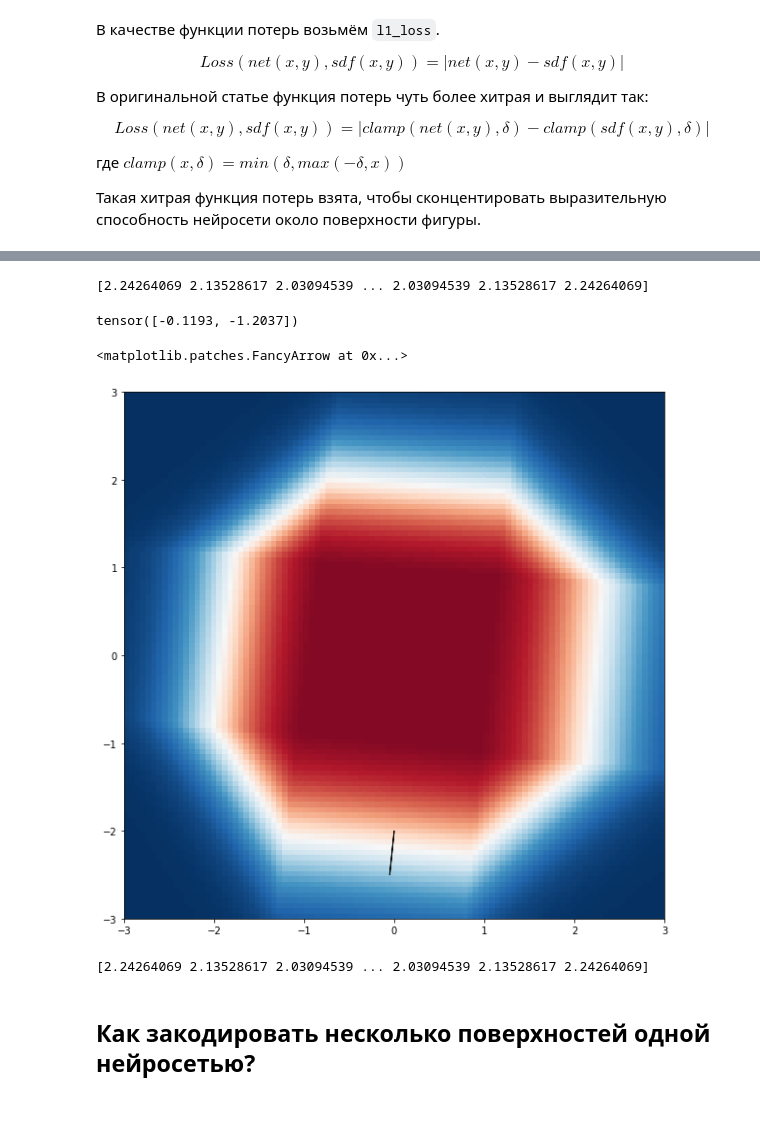
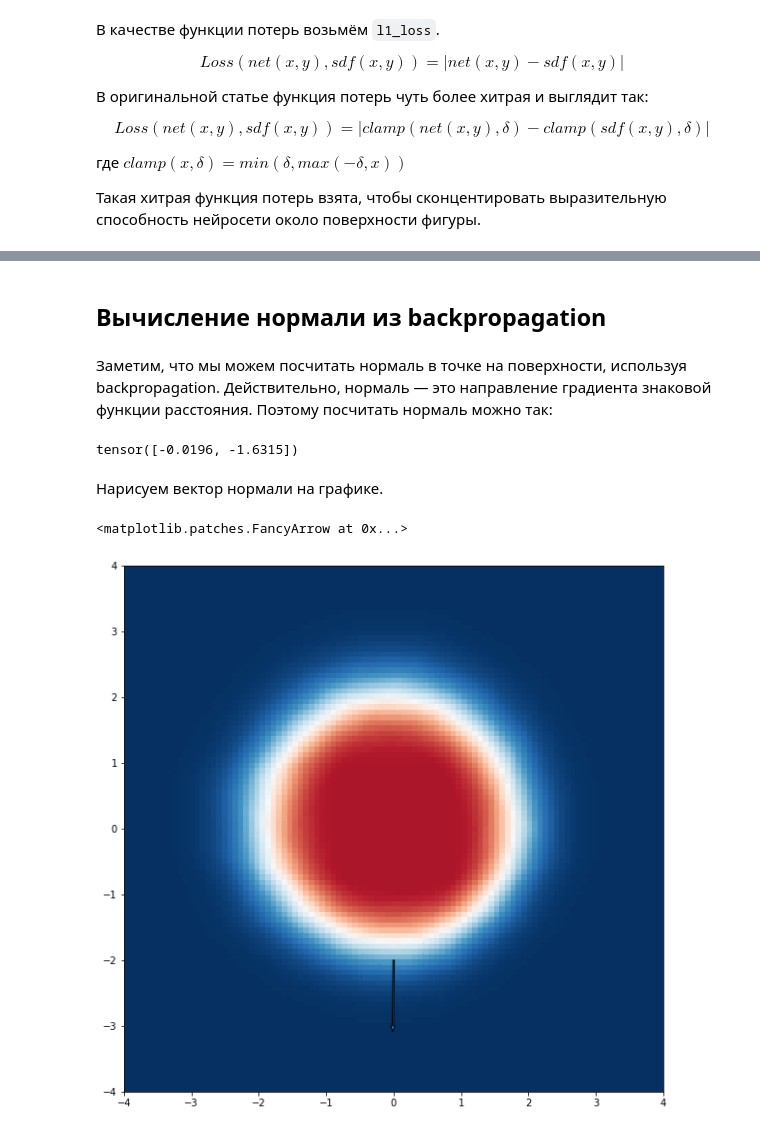
Before and after one commit to Oktosha/DeepSDF-explained, a Jupyter notebook: deepSDF-explained.ipynb, the cells around one changed output, grey strips where cells are left out. Drawn from its saved outputs; the diff is of its cells as text; code cells hidden in the pictures.

```diff
--- a/deepSDF-explained.ipynb
+++ b/deepSDF-explained.ipynb
@@ -92,7 +92,7 @@ class Polygon(Shape):
 # %%
 def plot_sdf(sdf_func):
     # See https://stackoverflow.com/questions/33282368/plotting-a-2d-heatmap-with-matplotlib
-    COORDINATES_LINSPACE = np.linspace(-3, 3, 100)
+    COORDINATES_LINSPACE = np.linspace(-4, 4, 100)
     y, x = np.meshgrid(COORDINATES_LINSPACE, COORDINATES_LINSPACE)
     z = np.float_([[sdf_func(np.float_([x_, y_]))
                     for y_ in  COORDINATES_LINSPACE]
@@ -138,8 +138,8 @@ class Net(nn.Module):
 
     def __init__(self):
         super(Net, self).__init__()
-        self.fc1 = nn.Linear(2, 5)
-        self.fc2 = nn.Linear(5, 1)
+        self.fc1 = nn.Linear(2, 50)
+        self.fc2 = nn.Linear(50, 1)
 
     def forward(self, x):
         x = torch.Tensor(x)
@@ -279,7 +314,7 @@ Epoch: 50 Loss: 0.33482369780540466
-# %%
-print(sdf_train)
-# %% [output]
-[2.24264069 2.13528617 2.03094539 ... 2.03094539 2.13528617 2.24264069]
+# %% [markdown]
+## Вычисление нормали из backpropagation
+# %% [markdown]
+Заметим, что мы можем посчитать нормаль в точке на поверхности, используя backpropagation. Действительно, нормаль — это направление градиента знаковой функции расстояния. Поэтому посчитать нормаль можно так:
 # %%
 p = torch.Tensor([0, -2])
 p.requires_grad=True
@@ -287,16 +322,12 @@ my_sdf = net(p)
 my_sdf.backward()
 print(p.grad)
 # %% [output]
-tensor([-0.1193, -1.2037])
+tensor([-0.0196, -1.6315])
+# %% [markdown]
+Нарисуем вектор нормали на графике.
 # %%
 plot_sdf(net.forward)
-plt.arrow(*p, *p.grad / np.linalg.norm(p.grad) / 2)
+plt.arrow(*p, *p.grad / np.linalg.norm(p.grad), width=0.02)
 # %% [output]
 <matplotlib.patches.FancyArrow at 0x...>
-[figure, old version]
+[figure, new version]
-# %%
-print(sdf_train)
-# %% [output]
-[2.24264069 2.13528617 2.03094539 ... 2.03094539 2.13528617 2.24264069]
-# %% [markdown]
-## Как закодировать несколько поверхностей одной нейросетью?
```
Also changed, not shown: parts of 7 cells of this notebook.
